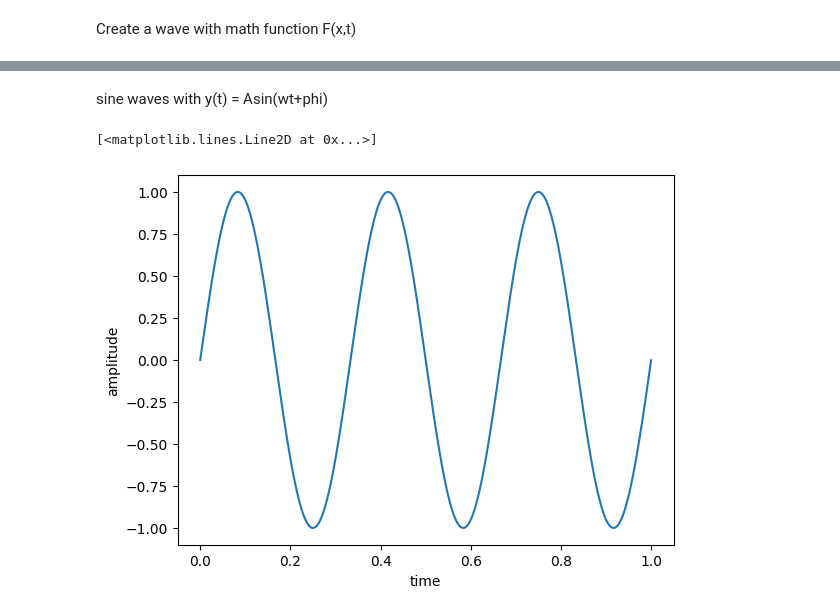
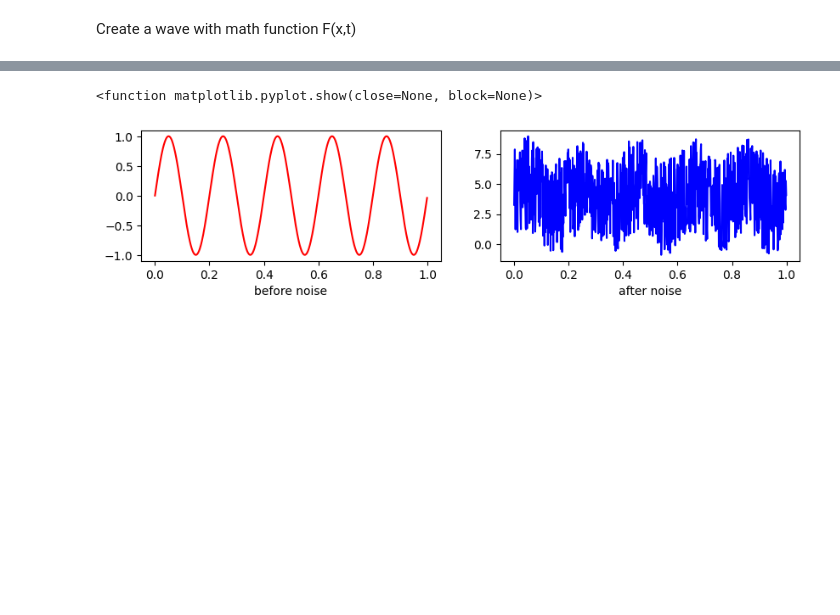
Before and after one commit to nagabonar27/Fast-Fourier-Transformation-using-Python-, a Jupyter notebook: _main.ipynb, the cells around one changed output, grey strips where cells are left out. Drawn from its saved outputs; the diff is of its cells as text; code cells hidden in the pictures; blank space fills up the shorter version.

```diff
--- a/_main.ipynb
+++ b/_main.ipynb
@@ -28,19 +13,28 @@ pl.plot(x,y)
-# %% [markdown]
-sine waves with y(t) = Asin(wt+phi)
-# %%
-samplingrate = 9510 #hz
-interval = 1/samplingrate
-time = np.arange(0,1,interval)
-
-f = 3
-
-y = np.sin(2*np.pi*f*time)
-
-pl.ylabel('amplitude')
-pl.xlabel('time')
-pl.plot(time,y)
-# %% [output]
-[<matplotlib.lines.Line2D at 0x...>]
-[figure, removed]
+# %%
+samplingrate = 800 #hz
+interval = 1/samplingrate
+time = np.arange(0,1,interval)
+
+f = 5
+
+y = np.sin(2*np.pi*f*time)
+
+#noise addition
+noise_sample = 800
+y_noise = y + 0.008* np.asarray(random.sample(range(0,1000),noise_sample))
+
+
+fig,ax = pl.subplots(1,2,figsize = (10,2))
+fig.tight_layout
+
+
+ax[0].plot(time,y, color='red')
+ax[0].set_xlabel('before noise')
+ax[1].plot(time,y_noise, color='blue')
+ax[1].set_xlabel('after noise')
+pl.show
+# %% [output]
+<function matplotlib.pyplot.show(close=None, block=None)>
+[figure, added]
 # %%
 yfft = fft(y) #calculate the fft of y
```
Also changed, not shown: parts of 5 cells of this notebook.
